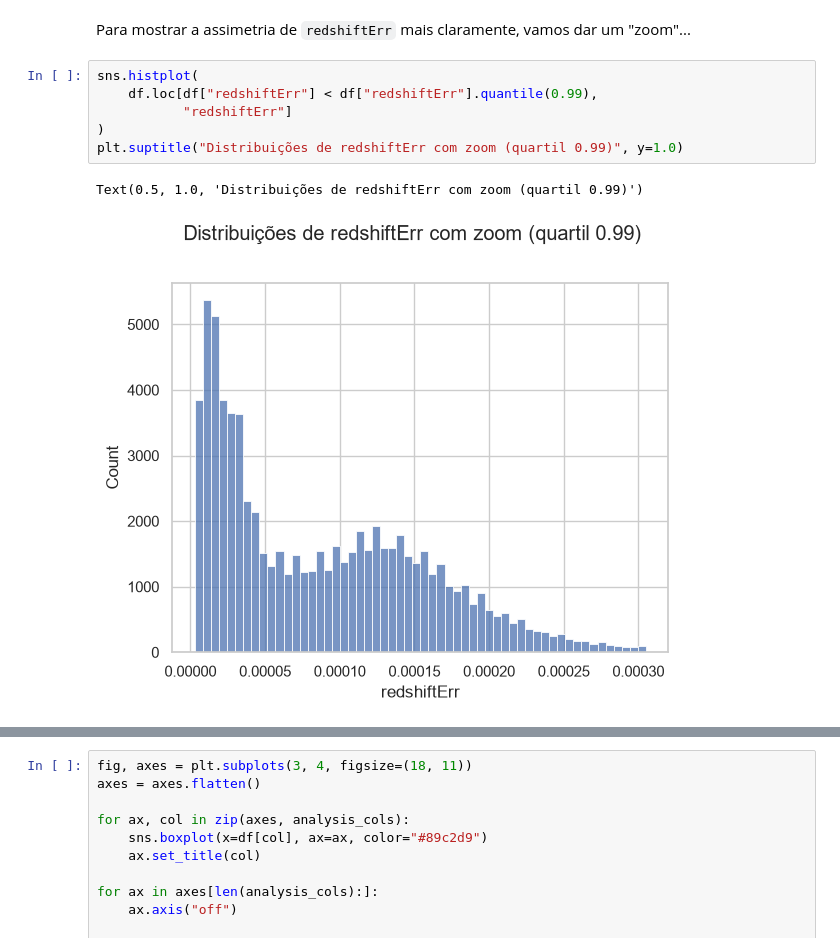
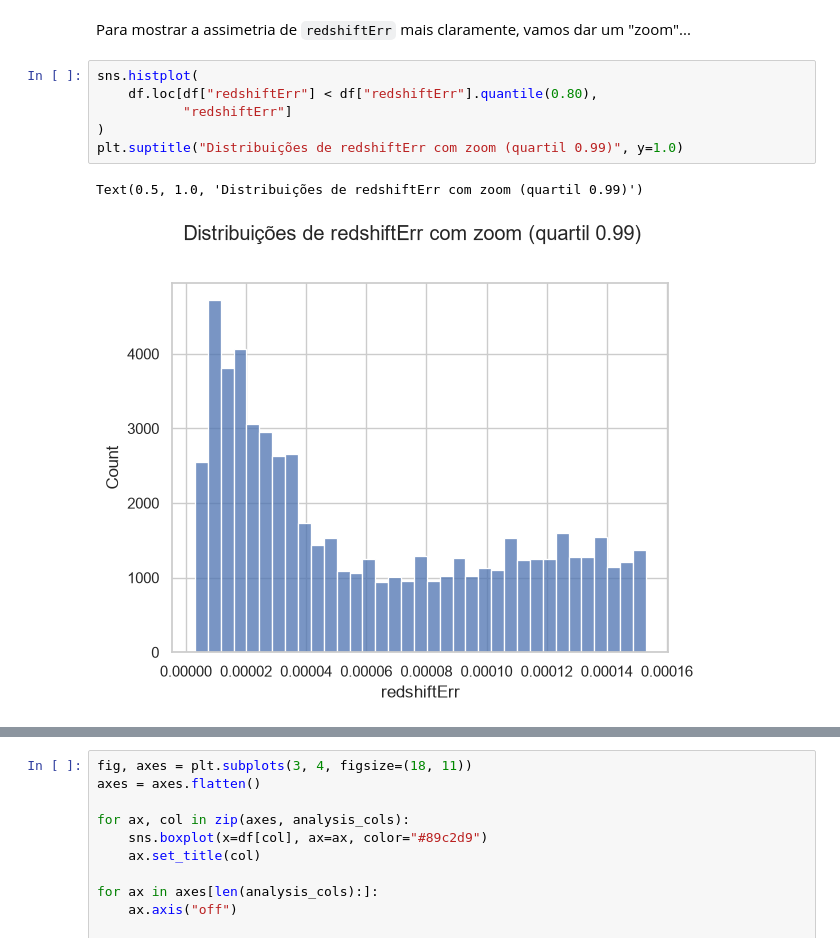
Before and after one commit to joaopjpc/redshift-learning, a Jupyter notebook: notebooks/01_eda_happy.ipynb, the cells around one changed output, grey strips where cells are left out. Saved outputs shown, nothing was run; the diff lists cells and outputs as text.

```diff
--- a/notebooks/01_eda_happy.ipynb
+++ b/notebooks/01_eda_happy.ipynb
@@ -378,11 +357,11 @@ plt.show()
 Para mostrar a assimetria de `redshiftErr` mais claramente, vamos dar um "zoom"...
 # %%
 sns.histplot(
-    df.loc[df["redshiftErr"] < df["redshiftErr"].quantile(0.99),
+    df.loc[df["redshiftErr"] < df["redshiftErr"].quantile(0.80),
            "redshiftErr"]
 )
 plt.suptitle("Distribuições de redshiftErr com zoom (quartil 0.99)", y=1.0)
 # %% [output]
 Text(0.5, 1.0, 'Distribuições de redshiftErr com zoom (quartil 0.99)')
-[figure, old version]
+[figure, new version]
 # %% [markdown]
```
Also changed, not shown: parts of 43 cells of this notebook.
